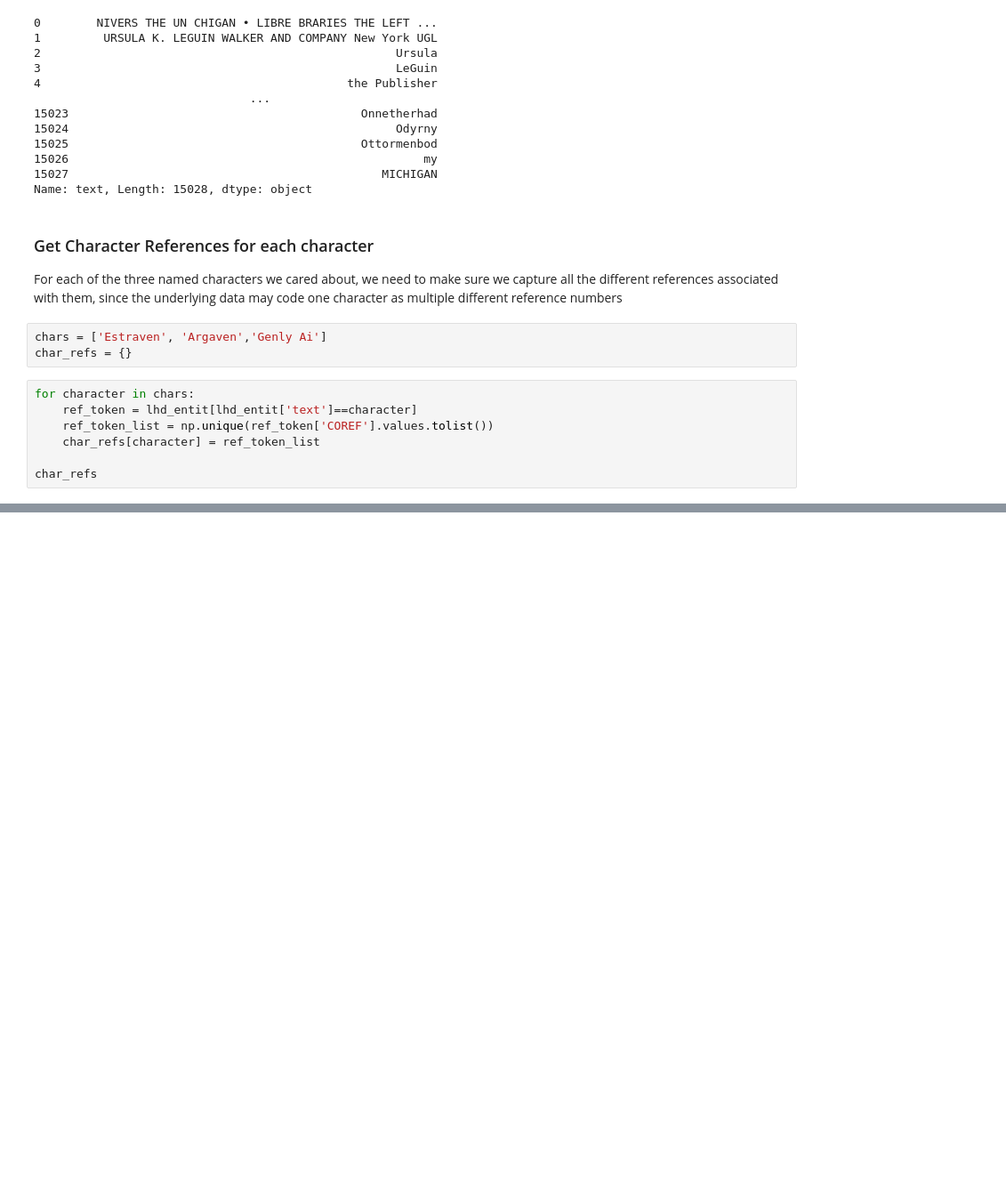
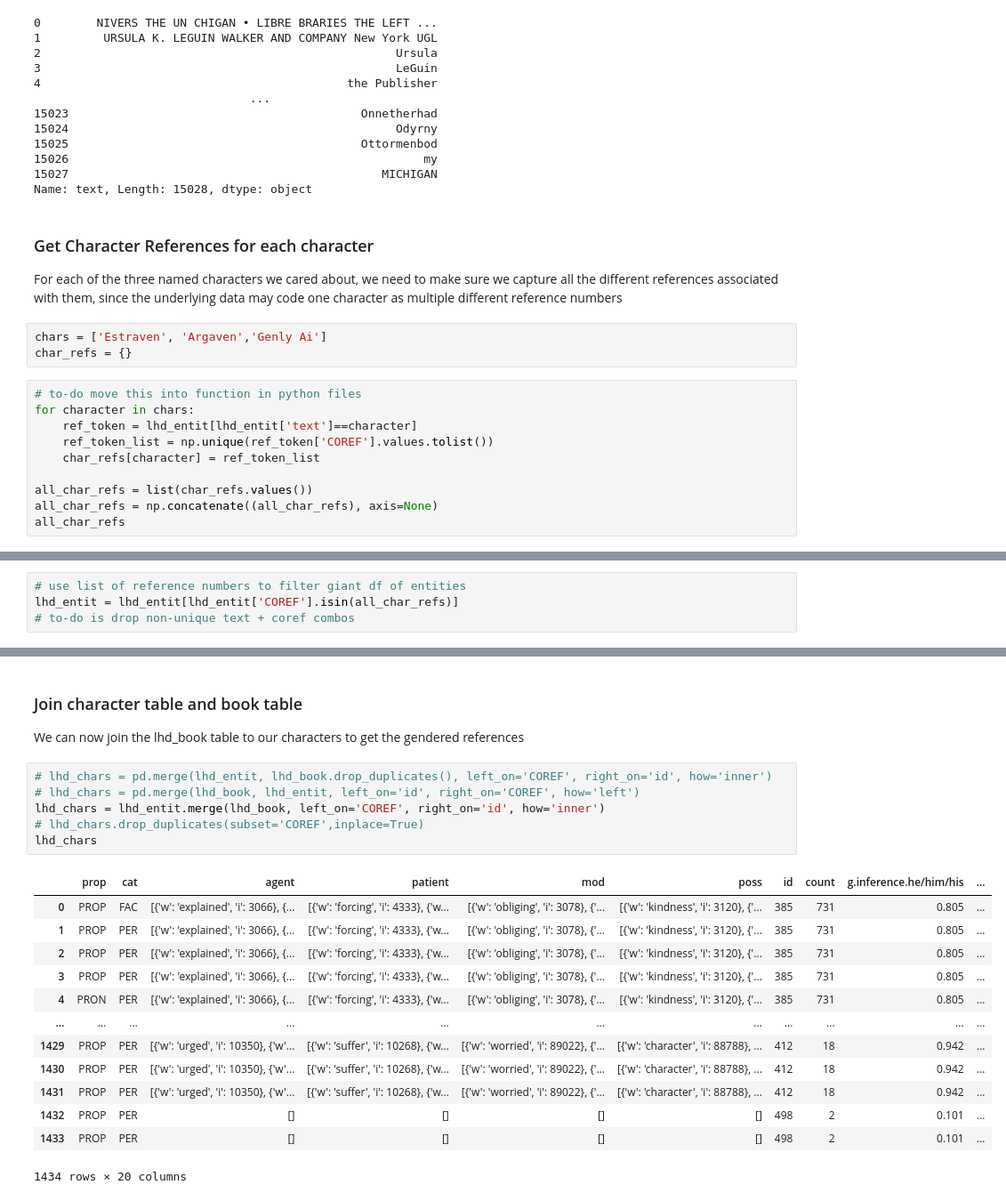
Before and after one commit to danieljohnevans/2022Fall_projects, a Jupyter notebook: book_analysis.ipynb, the cells around one changed output, grey strips where cells are left out. Shown at 89% size. Saved outputs shown, nothing was run; the diff lists cells and outputs as text; blank space fills up the shorter version.

Commit message:
WIP: trying to join stuff, still dealing with duplicates

```diff
--- a/book_analysis.ipynb
+++ b/book_analysis.ipynb
@@ -77,10 +75,13 @@ For each of the three named characters we cared about, we need to make sure we c
 chars = ['Estraven', 'Argaven','Genly Ai']
 char_refs = {}
 # %%
+# to-do move this into function in python files
 for character in chars:
     ref_token = lhd_entit[lhd_entit['text']==character]
     ref_token_list = np.unique(ref_token['COREF'].values.tolist())
     char_refs[character] = ref_token_list
 
-char_refs
+all_char_refs = list(char_refs.values())
+all_char_refs = np.concatenate((all_char_refs), axis=None)
+all_char_refs
 # %% [output]
@@ -95,0 +89,4 @@ lhd_entit[lhd_entit['COREF']==498]
+# %%
+# use list of reference numbers to filter giant df of entities
+lhd_entit = lhd_entit[lhd_entit['COREF'].isin(all_char_refs)]
+# to-do is drop non-unique text + coref combos
@@ -95,0 +110,23 @@ lhd_entit[lhd_entit['COREF']==498]
+# %% [markdown]
+### Join character table and book table
+We can now join the lhd_book table to our characters to get the gendered references
+# %%
+# lhd_chars = pd.merge(lhd_entit, lhd_book.drop_duplicates(), left_on='COREF', right_on='id', how='inner')
+# lhd_chars = pd.merge(lhd_book, lhd_entit, left_on='id', right_on='COREF', how='left')
+lhd_chars = lhd_entit.merge(lhd_book, left_on='COREF', right_on='id', how='inner')
+# lhd_chars.drop_duplicates(subset='COREF',inplace=True)
+lhd_chars
+# %% [output]
+|  | prop | cat | agent | patient | mod | poss | id | count | g.inference.he/him/his | ... |
+| 0 | PROP | FAC | [{'w': 'explained', 'i': 3066}, {... | [{'w': 'forcing', 'i': 4333}, {'w... | [{'w': 'obliging', 'i': 3078}, {'... | [{'w': 'kindness', 'i': 3120}, {'... | 385 | 731 | 0.805 | ... |
+| 1 | PROP | PER | [{'w': 'explained', 'i': 3066}, {... | [{'w': 'forcing', 'i': 4333}, {'w... | [{'w': 'obliging', 'i': 3078}, {'... | [{'w': 'kindness', 'i': 3120}, {'... | 385 | 731 | 0.805 | ... |
+| 2 | PROP | PER | [{'w': 'explained', 'i': 3066}, {... | [{'w': 'forcing', 'i': 4333}, {'w... | [{'w': 'obliging', 'i': 3078}, {'... | [{'w': 'kindness', 'i': 3120}, {'... | 385 | 731 | 0.805 | ... |
+| 3 | PROP | PER | [{'w': 'explained', 'i': 3066}, {... | [{'w': 'forcing', 'i': 4333}, {'w... | [{'w': 'obliging', 'i': 3078}, {'... | [{'w': 'kindness', 'i': 3120}, {'... | 385 | 731 | 0.805 | ... |
+| 4 | PRON | PER | [{'w': 'explained', 'i': 3066}, {... | [{'w': 'forcing', 'i': 4333}, {'w... | [{'w': 'obliging', 'i': 3078}, {'... | [{'w': 'kindness', 'i': 3120}, {'... | 385 | 731 | 0.805 | ... |
+| ... | ... | ... | ... | ... | ... | ... | ... | ... | ... | ... |
+| 1429 | PROP | PER | [{'w': 'urged', 'i': 10350}, {'w'... | [{'w': 'suffer', 'i': 10268}, {'w... | [{'w': 'worried', 'i': 89022}, {'... | [{'w': 'character', 'i': 88788}, ... | 412 | 18 | 0.942 | ... |
+| 1430 | PROP | PER | [{'w': 'urged', 'i': 10350}, {'w'... | [{'w': 'suffer', 'i': 10268}, {'w... | [{'w': 'worried', 'i': 89022}, {'... | [{'w': 'character', 'i': 88788}, ... | 412 | 18 | 0.942 | ... |
+| 1431 | PROP | PER | [{'w': 'urged', 'i': 10350}, {'w'... | [{'w': 'suffer', 'i': 10268}, {'w... | [{'w': 'worried', 'i': 89022}, {'... | [{'w': 'character', 'i': 88788}, ... | 412 | 18 | 0.942 | ... |
+| 1432 | PROP | PER | [] | [] | [] | [] | 498 | 2 | 0.101 | ... |
+| 1433 | PROP | PER | [] | [] | [] | [] | 498 | 2 | 0.101 | ... |
+1434 rows × 20 columns
```
Also changed, not shown: parts of 7 cells of this notebook.
